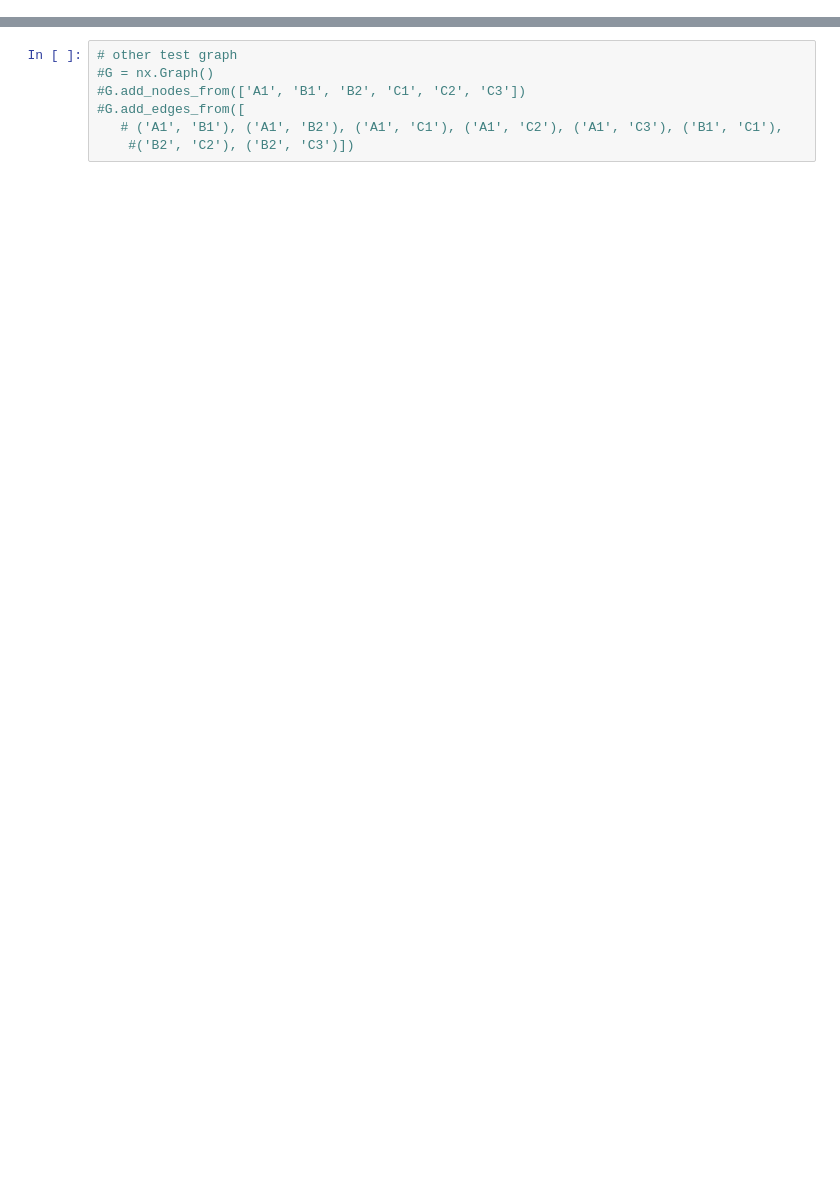
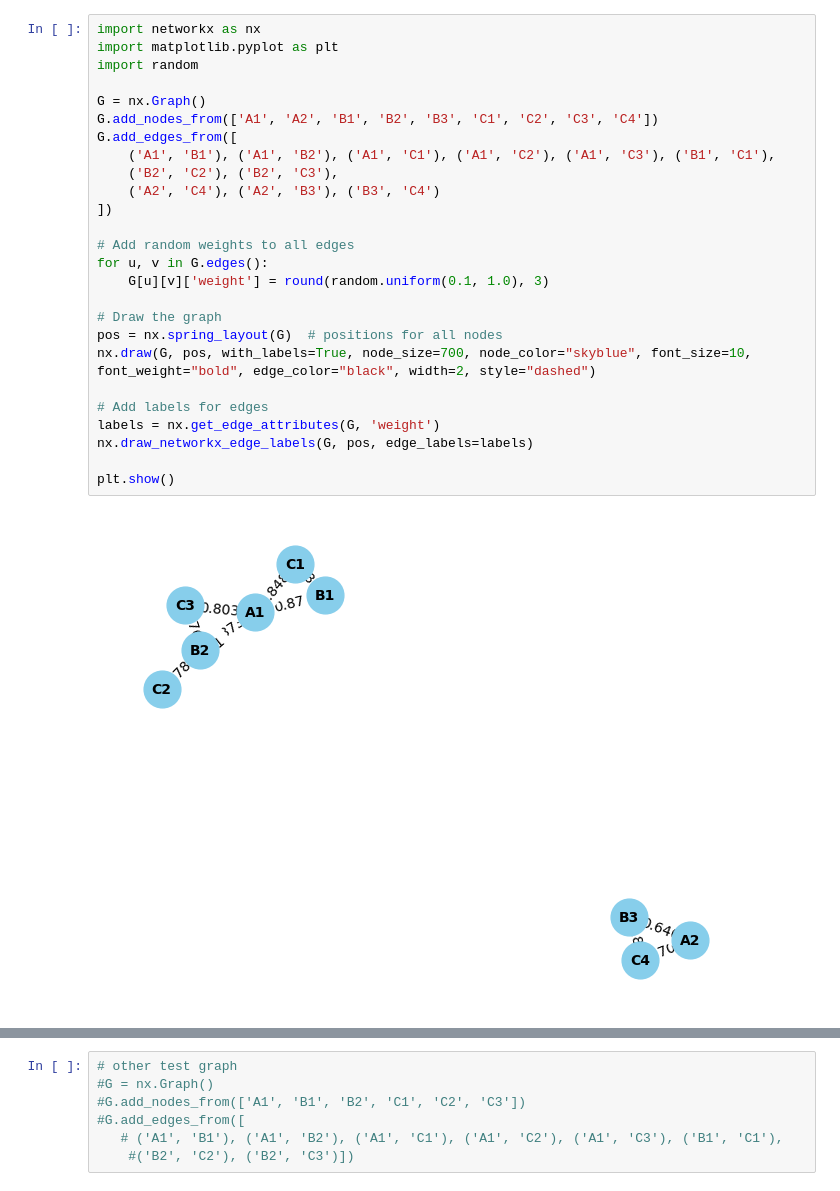
Before and after one commit to Stalex66/Praktikum1_Moser, a Jupyter notebook: getting_started.ipynb, the cells around one changed output, grey strips where cells are left out. Cells and saved outputs as stored; diff of their text form; blank space fills up the shorter version.

Commit message:
graph optmization works but uses random data, merging with overlapping clusters is still bugy

```diff
--- a/getting_started.ipynb
+++ b/getting_started.ipynb
@@ -25,0 +100,28 @@ G.add_edges_from([
+# %%
+import networkx as nx
+import matplotlib.pyplot as plt
+import random
+
+G = nx.Graph()
+G.add_nodes_from(['A1', 'A2', 'B1', 'B2', 'B3', 'C1', 'C2', 'C3', 'C4'])
+G.add_edges_from([
+    ('A1', 'B1'), ('A1', 'B2'), ('A1', 'C1'), ('A1', 'C2'), ('A1', 'C3'), ('B1', 'C1'),
+    ('B2', 'C2'), ('B2', 'C3'),
+    ('A2', 'C4'), ('A2', 'B3'), ('B3', 'C4')
+])
+
+# Add random weights to all edges
+for u, v in G.edges():
+    G[u][v]['weight'] = round(random.uniform(0.1, 1.0), 3)
+
+# Draw the graph
+pos = nx.spring_layout(G)  # positions for all nodes
+nx.draw(G, pos, with_labels=True, node_size=700, node_color="skyblue", font_size=10, font_weight="bold", edge_color="black", width=2, style="dashed")
+
+# Add labels for edges
+labels = nx.get_edge_attributes(G, 'weight')
+nx.draw_networkx_edge_labels(G, pos, edge_labels=labels)
+
+plt.show()
+# %% [output]
+[figure, added]
```
Also changed, not shown: parts of 25 cells of this notebook, 1 other file.
